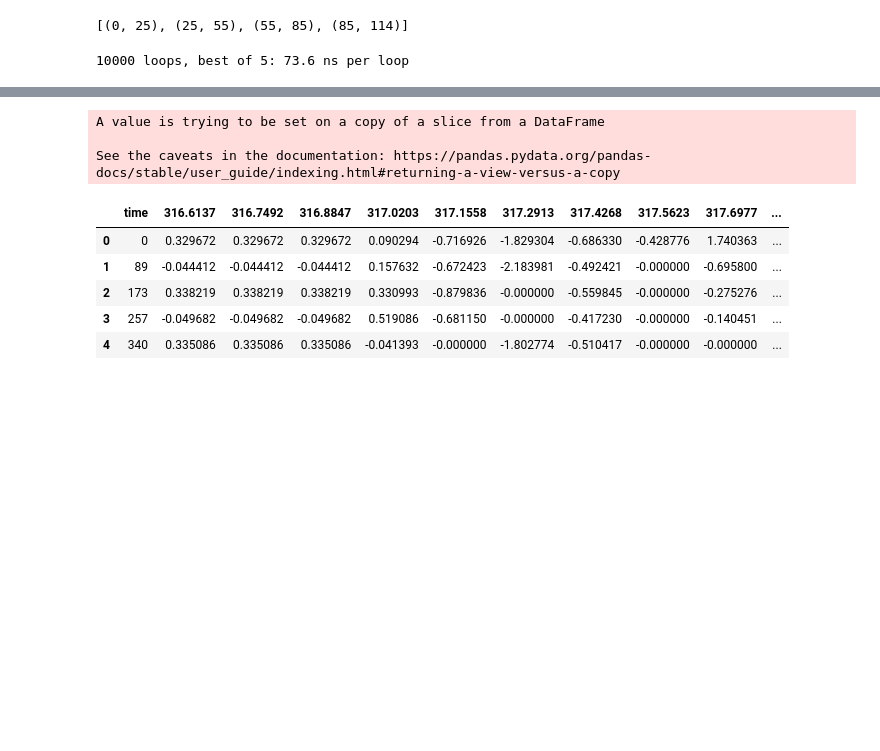
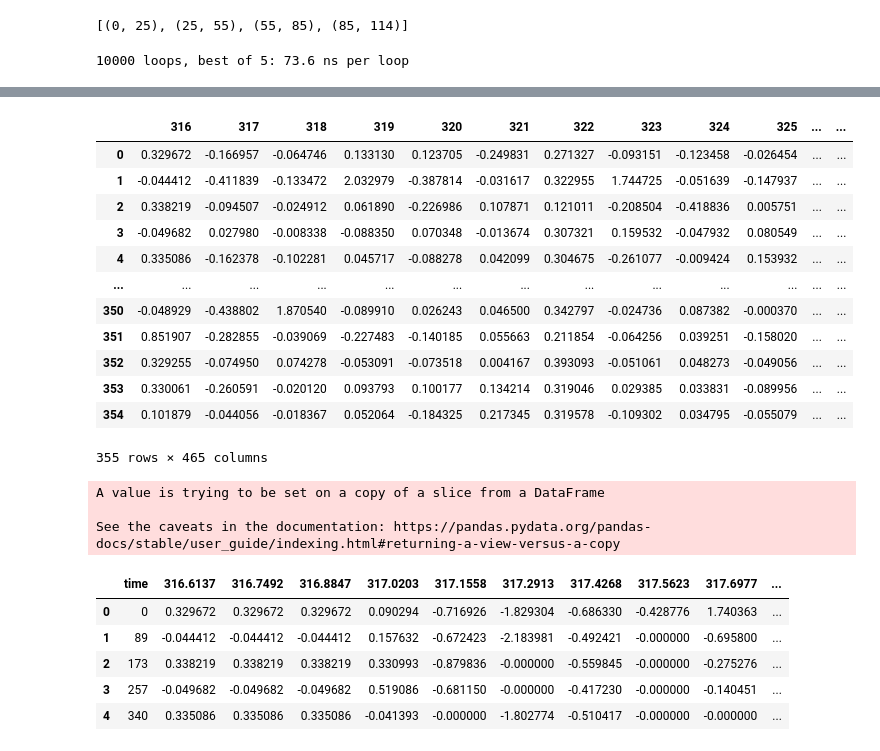
Before and after one commit to marco-finger/DSF-FS22-MarcoFinger, a Jupyter notebook: CodingTask1.ipynb, the cells around one changed output, grey strips where cells are left out. Saved outputs shown, nothing was run; the diff lists cells and outputs as text; code cells hidden in the pictures; blank space fills up the shorter version.

```diff
--- a/CodingTask1.ipynb
+++ b/CodingTask1.ipynb
@@ -200,0 +204,3 @@ ParserError: ignored
+# %%
+df = pd.read_table("/content/drive/MyDrive/DSF-FS22/data/task1/CCD-Data.csv")
+df
@@ -200,0 +221,37 @@ ParserError: ignored
+# %%
+def extract_column_names(df, binning_value):
+    #skip timestamps
+    columns = df.columns[2:]
+    wavelengths = []
+    indices = [0]
+    column_names = {}
+    column_names[str(int(float(columns[0])))] = []
+    for index, column in enumerate(columns):
+        if (int(float(column)) - int(float(columns[indices[-1]])) < binning_value):
+            column_names[str(int(float(columns[indices[-1]])))].append(column)
+            continue
+        column_names[str(int(float(column)))] = [column]
+        indices.append(index)
+    return column_names
+# %%
+column_names = extract_column_names(df, 1)
+# %%
+agg = pd.DataFrame()
+for (col, values) in column_names.items():
+    agg[col] = df[values].agg("mean", axis="columns")
+# %%
+agg
+# %% [output]
+|  | 316 | 317 | 318 | 319 | 320 | 321 | 322 | 323 | 324 | 325 | ... | ... |
+| 0 | 0.329672 | -0.166957 | -0.064746 | 0.133130 | 0.123705 | -0.249831 | 0.271327 | -0.093151 | -0.123458 | -0.026454 | ... | ... |
+| 1 | -0.044412 | -0.411839 | -0.133472 | 2.032979 | -0.387814 | -0.031617 | 0.322955 | 1.744725 | -0.051639 | -0.147937 | ... | ... |
+| 2 | 0.338219 | -0.094507 | -0.024912 | 0.061890 | -0.226986 | 0.107871 | 0.121011 | -0.208504 | -0.418836 | 0.005751 | ... | ... |
+| 3 | -0.049682 | 0.027980 | -0.008338 | -0.088350 | 0.070348 | -0.013674 | 0.307321 | 0.159532 | -0.047932 | 0.080549 | ... | ... |
+| 4 | 0.335086 | -0.162378 | -0.102281 | 0.045717 | -0.088278 | 0.042099 | 0.304675 | -0.261077 | -0.009424 | 0.153932 | ... | ... |
+| ... | ... | ... | ... | ... | ... | ... | ... | ... | ... | ... | ... | ... |
+| 350 | -0.048929 | -0.438802 | 1.870540 | -0.089910 | 0.026243 | 0.046500 | 0.342797 | -0.024736 | 0.087382 | -0.000370 | ... | ... |
+| 351 | 0.851907 | -0.282855 | -0.039069 | -0.227483 | -0.140185 | 0.055663 | 0.211854 | -0.064256 | 0.039251 | -0.158020 | ... | ... |
+| 352 | 0.329255 | -0.074950 | 0.074278 | -0.053091 | -0.073518 | 0.004167 | 0.393093 | -0.051061 | 0.048273 | -0.049056 | ... | ... |
+| 353 | 0.330061 | -0.260591 | -0.020120 | 0.093793 | 0.100177 | 0.134214 | 0.319046 | 0.029385 | 0.033831 | -0.089956 | ... | ... |
+| 354 | 0.101879 | -0.044056 | -0.018367 | 0.052064 | -0.184325 | 0.217345 | 0.319578 | -0.109302 | 0.034795 | -0.055079 | ... | ... |
+355 rows × 465 columns
```
Also changed, not shown: parts of 12 cells of this notebook.
